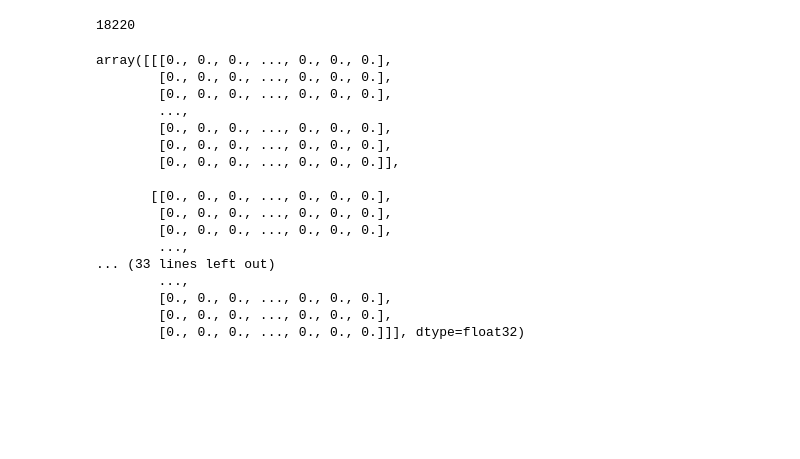
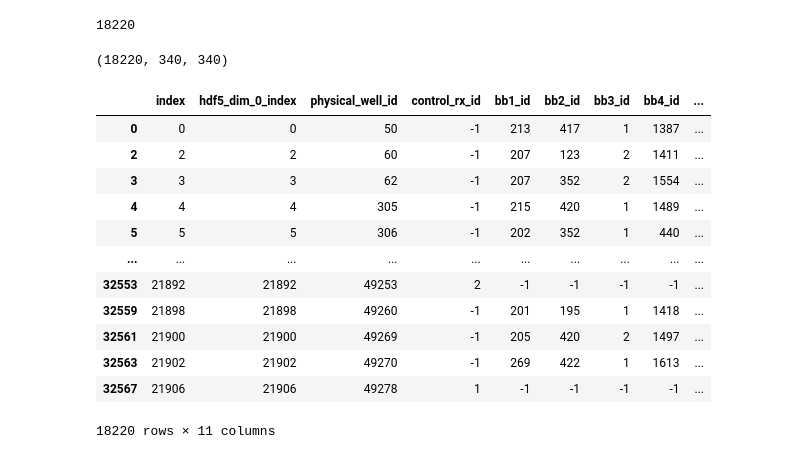
Before and after one commit to dmj6288/scRNA_cGAN, a Jupyter notebook: Step 5 - data collimator.ipynb, the cells around one changed output. Cells and saved outputs as stored; diff of their text form; code cells hidden in the pictures; blank space fills up the shorter version.

```diff
--- a/Step 5 - data collimator.ipynb
+++ b/Step 5 - data collimator.ipynb
@@ -197,22 +184,27 @@ len(image_indices)
 
 selected_images_zel024 = images_34K[image_indices, :, :]
 # %%
-selected_images_zel024
+
+selected_images_zel024.shape
 # %% [output]
-array([[[0., 0., 0., ..., 0., 0., 0.],
-        [0., 0., 0., ..., 0., 0., 0.],
-        [0., 0., 0., ..., 0., 0., 0.],
-        ...,
-        [0., 0., 0., ..., 0., 0., 0.],
-        [0., 0., 0., ..., 0., 0., 0.],
-        [0., 0., 0., ..., 0., 0., 0.]],
-
-       [[0., 0., 0., ..., 0., 0., 0.],
-        [0., 0., 0., ..., 0., 0., 0.],
-        [0., 0., 0., ..., 0., 0., 0.],
-        ...,
-... (33 lines left out)
-        ...,
-        [0., 0., 0., ..., 0., 0., 0.],
-        [0., 0., 0., ..., 0., 0., 0.],
-        [0., 0., 0., ..., 0., 0., 0.]]], dtype=float32)
+(18220, 340, 340)
+# %%
+
+selected_images_metadata_zel_024 = images_metadata_34K[images_metadata_34K['common'].isin(list(intersection_set))]
+# %%
+
+selected_images_metadata_zel_024
+# %% [output]
+|  | index | hdf5_dim_0_index | physical_well_id | control_rx_id | bb1_id | bb2_id | bb3_id | bb4_id | ... |
+| 0 | 0 | 0 | 50 | -1 | 213 | 417 | 1 | 1387 | ... |
+| 2 | 2 | 2 | 60 | -1 | 207 | 123 | 2 | 1411 | ... |
+| 3 | 3 | 3 | 62 | -1 | 207 | 352 | 2 | 1554 | ... |
+| 4 | 4 | 4 | 305 | -1 | 215 | 420 | 1 | 1489 | ... |
+| 5 | 5 | 5 | 306 | -1 | 202 | 352 | 1 | 440 | ... |
+| ... | ... | ... | ... | ... | ... | ... | ... | ... | ... |
+| 32553 | 21892 | 21892 | 49253 | 2 | -1 | -1 | -1 | -1 | ... |
+| 32559 | 21898 | 21898 | 49260 | -1 | 201 | 195 | 1 | 1418 | ... |
+| 32561 | 21900 | 21900 | 49269 | -1 | 205 | 420 | 2 | 1497 | ... |
+| 32563 | 21902 | 21902 | 49270 | -1 | 269 | 422 | 1 | 1613 | ... |
+| 32567 | 21906 | 21906 | 49278 | 1 | -1 | -1 | -1 | -1 | ... |
+18220 rows × 11 columns
```
Also changed, not shown: parts of 7 cells of this notebook.
